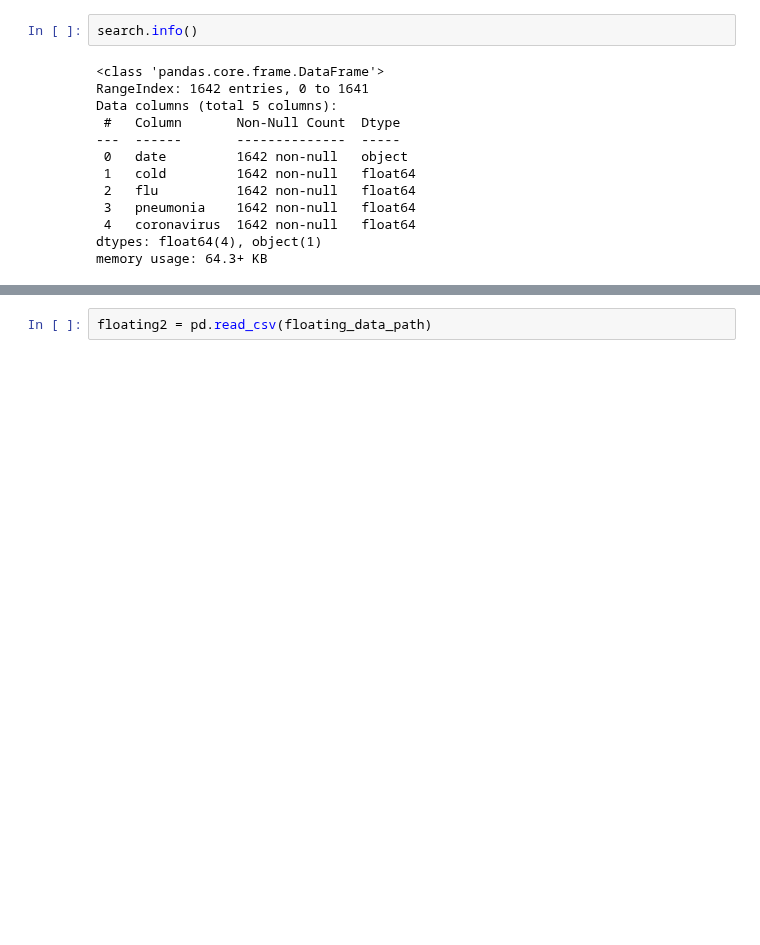
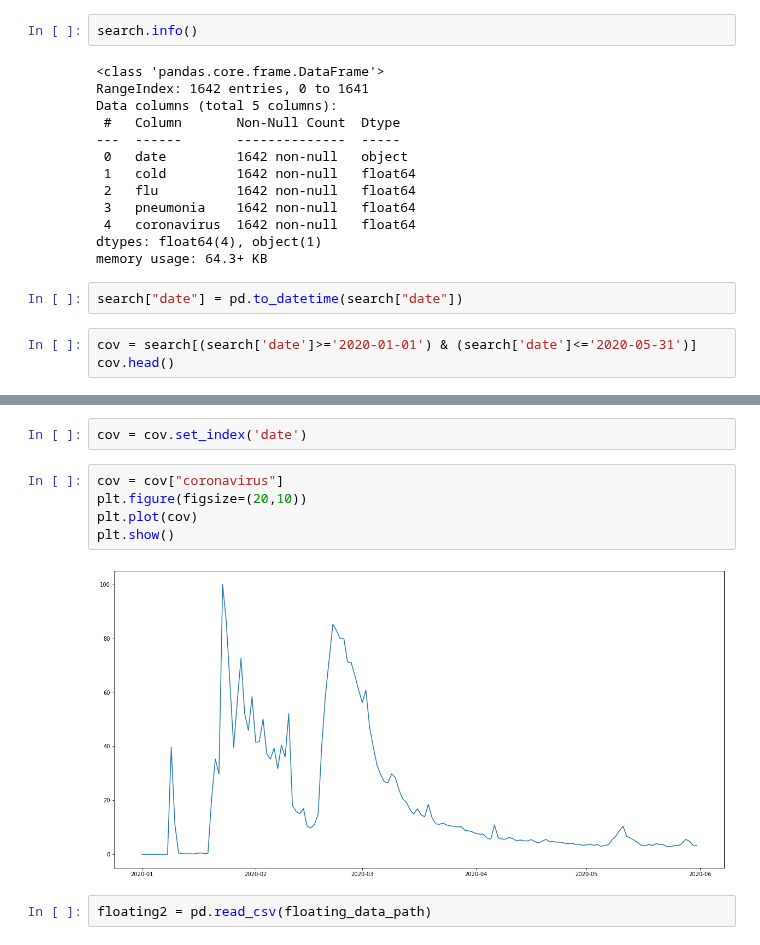
Before and after one commit to zzozzo/Datathon, a Jupyter notebook: data1.ipynb, the cells around one changed output, grey strips where cells are left out. Drawn from its saved outputs; the diff is of its cells as text; blank space fills up the shorter version.

```diff
--- a/data1.ipynb
+++ b/data1.ipynb
@@ -182,3 +174,8 @@ Data columns (total 5 columns):
  4   coronavirus  1642 non-null   float64
 dtypes: float64(4), object(1)
 memory usage: 64.3+ KB
+# %%
+search["date"] = pd.to_datetime(search["date"])
+# %%
+cov = search[(search['date']>='2020-01-01') & (search['date']<='2020-05-31')]
+cov.head()
@@ -185,3 +189,12 @@ memory usage: 64.3+ KB
+# %%
+cov = cov.set_index('date')
+# %%
+cov = cov["coronavirus"]
+plt.figure(figsize=(20,10))
+plt.plot(cov)
+plt.show()
+# %% [output]
+[figure, added]
 # %%
 floating2 = pd.read_csv(floating_data_path)
 # %% [markdown]
```
Also changed, not shown: parts of 9 cells of this notebook.
